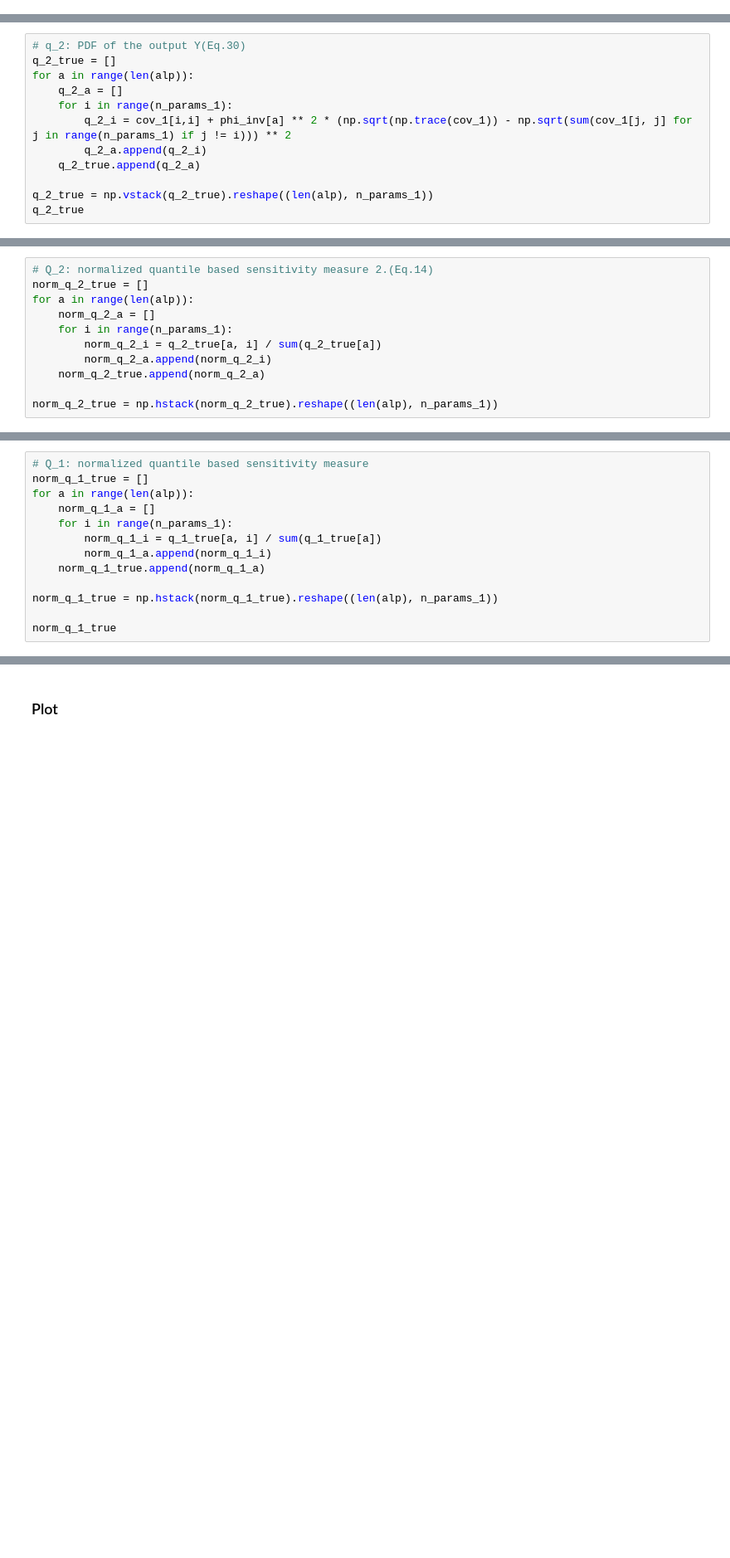
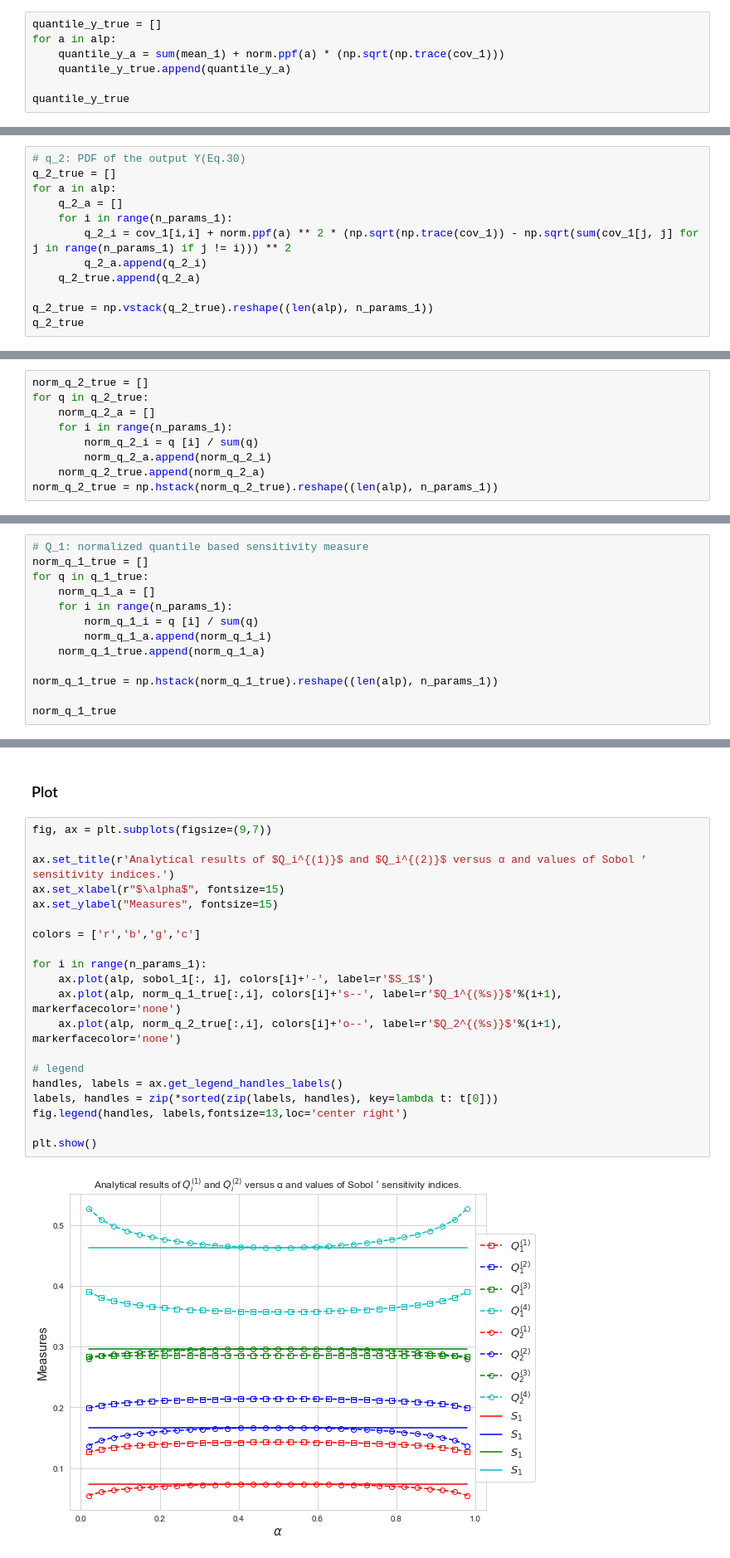
Before and after one commit to Yuleii/quantile-sensitivity-measures, a Jupyter notebook: quantile_based_global_sensitivity_measures.ipynb, the cells around one changed output, grey strips where cells are left out. Shown at 83% size. Drawn from its saved outputs; the diff is of its cells as text; blank space fills up the shorter version.

```diff
--- a/quantile_based_global_sensitivity_measures.ipynb
+++ b/quantile_based_global_sensitivity_measures.ipynb
@@ -139,3 +126,10 @@ quantile_y_true
  21.065515621841822,
  21.973436108156136,
  23.545955336267163]
+# %%
+quantile_y_true = []
+for a in alp:
+    quantile_y_a = sum(mean_1) + norm.ppf(a) * (np.sqrt(np.trace(cov_1)))
+    quantile_y_true.append(quantile_y_a)
+
+quantile_y_true
@@ -150,10 +162,10 @@ $$
 # %%
 # q_2: PDF of the output Y(Eq.30)
 q_2_true = []
-for a in range(len(alp)):
+for a in alp:
     q_2_a = []
     for i in range(n_params_1):
-        q_2_i = cov_1[i,i] + phi_inv[a] ** 2 * (np.sqrt(np.trace(cov_1)) - np.sqrt(sum(cov_1[j, j] for j in range(n_params_1) if j != i))) ** 2
+        q_2_i = cov_1[i,i] + norm.ppf(a) ** 2 * (np.sqrt(np.trace(cov_1)) - np.sqrt(sum(cov_1[j, j] for j in range(n_params_1) if j != i))) ** 2
         q_2_a.append(q_2_i)
     q_2_true.append(q_2_a)
 
@@ -181,15 +193,13 @@ array([[ 1.08114318,  2.68226953,  5.4783546 , 10.31452679],
 # warning: works only in this case
 q_1_true = np.sqrt(q_2_true)
 # %%
-# Q_2: normalized quantile based sensitivity measure 2.(Eq.14)
 norm_q_2_true = []
-for a in range(len(alp)):
+for q in q_2_true:
     norm_q_2_a = []
     for i in range(n_params_1):
-        norm_q_2_i = q_2_true[a, i] / sum(q_2_true[a])
+        norm_q_2_i = q [i] / sum(q)
         norm_q_2_a.append(norm_q_2_i)
     norm_q_2_true.append(norm_q_2_a)
-
 norm_q_2_true = np.hstack(norm_q_2_true).reshape((len(alp), n_params_1))
 # %%
 norm_q_2_true[15]
@@ -198,10 +208,10 @@ array([0.07407407, 0.16666667, 0.2962963 , 0.46296296])
 # %%
 # Q_1: normalized quantile based sensitivity measure
 norm_q_1_true = []
-for a in range(len(alp)):
+for q in q_1_true:
     norm_q_1_a = []
     for i in range(n_params_1):
-        norm_q_1_i = q_1_true[a, i] / sum(q_1_true[a])
+        norm_q_1_i = q [i] / sum(q)
         norm_q_1_a.append(norm_q_1_i)
     norm_q_1_true.append(norm_q_1_a)
 
@@ -233,5 +243,27 @@ array([[0.12634401, 0.19900512, 0.28440557, 0.39024531],
 assert_almost_equal(norm_q_2_true[15], sobol_1[0], decimal=5)
 # %% [markdown]
 ### Plot
+# %%
+fig, ax = plt.subplots(figsize=(9,7))
+
+ax.set_title(r'Analytical results of $Q_i^{(1)}$ and $Q_i^{(2)}$ versus α and values of Sobol ’ sensitivity indices.')
+ax.set_xlabel(r"$\alpha$", fontsize=15)
+ax.set_ylabel("Measures", fontsize=15)
+
+colors = ['r','b','g','c']
+
+for i in range(n_params_1):
+    ax.plot(alp, sobol_1[:, i], colors[i]+'-', label=r'$S_1$')
+    ax.plot(alp, norm_q_1_true[:,i], colors[i]+'s--', label=r'$Q_1^{(%s)}$'%(i+1), markerfacecolor='none')
+    ax.plot(alp, norm_q_2_true[:,i], colors[i]+'o--', label=r'$Q_2^{(%s)}$'%(i+1), markerfacecolor='none')
+
+# legend
+handles, labels = ax.get_legend_handles_labels()
+labels, handles = zip(*sorted(zip(labels, handles), key=lambda t: t[0]))
+fig.legend(handles, labels,fontsize=13,loc='center right')
+
+plt.show()
+# %% [output]
+[figure, added]
 # %% [markdown]
 # Monte Carlo estimators(section 4)
```
Also changed, not shown: parts of 38 cells of this notebook, 2 other files.
